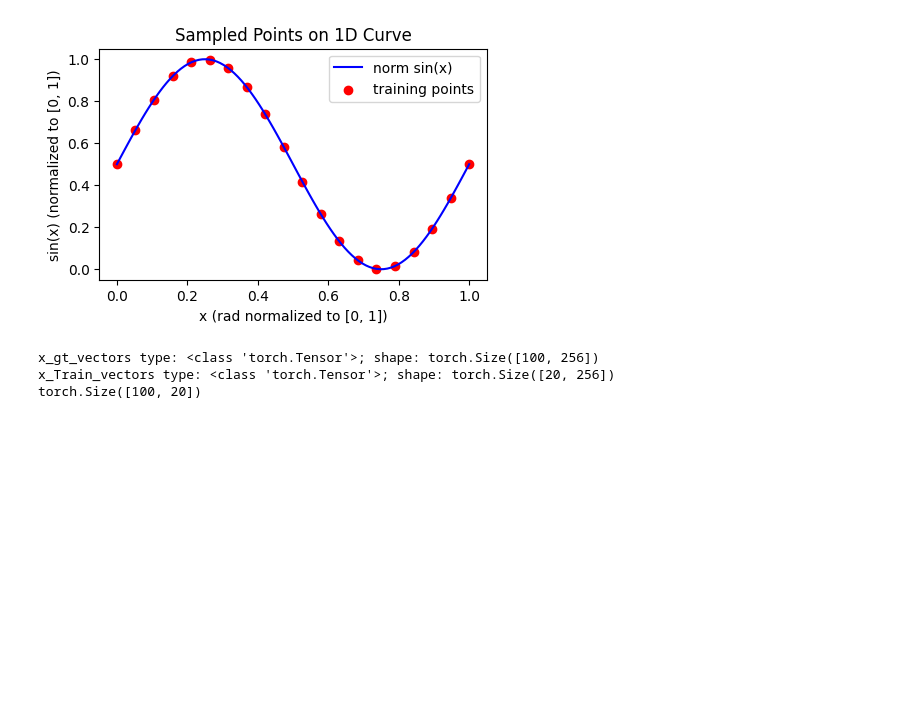
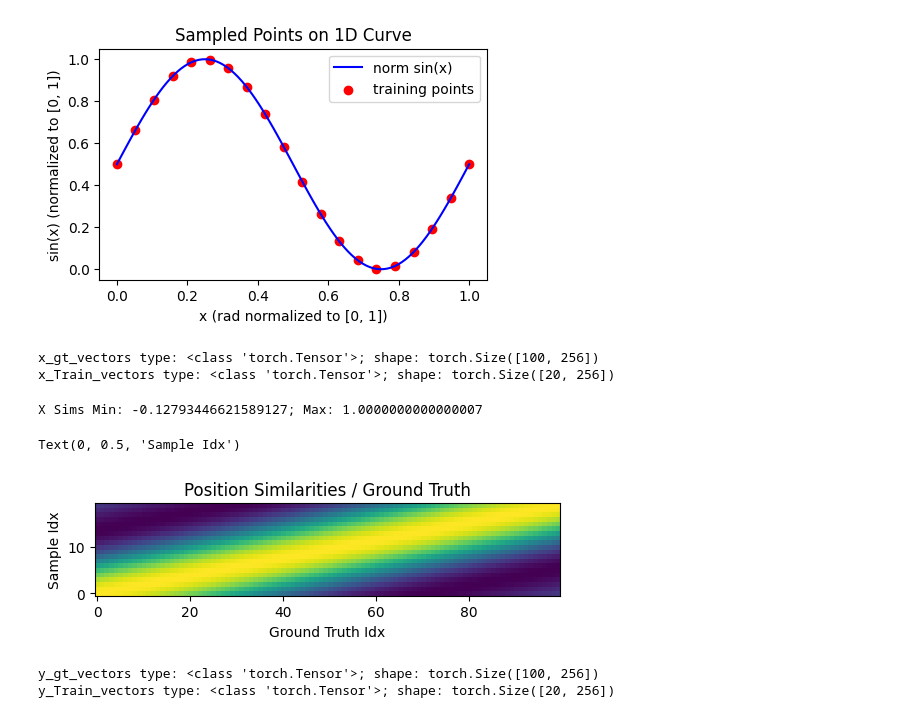
Before and after one commit to Parsa-Research-Laboratory/HyperSpace, a Jupyter notebook: experiments/development/1d_curve.ipynb, the cells around one changed output. Drawn from its saved outputs; the diff is of its cells as text; code cells hidden in the pictures; blank space fills up the shorter version.

Commit message:
adding plotting to show the similarity of the samples position and value vectors versus their ground truth counterparts

```diff
--- a/experiments/development/1d_curve.ipynb
+++ b/experiments/development/1d_curve.ipynb
@@ -24,7 +24,7 @@ EXP_CONFIG: Dict = {
 
 VSA_CONFIG: Dict = {
     "vector_dim": 256,
-    "vector_length_scale": 1,
+    "vector_length_scale": 0.5,
     "device": "cpu"
 }
 # %%
@@ -140,11 +140,43 @@ assert x_Train_vectors.shape == (
     EXP_CONFIG["num_training_points"],
     VSA_CONFIG["vector_dim"]
 )
-
-sims, _ = hrr_backend.similarity(x_gt_vectors, x_Train_vectors)
-
-print(sims.shape)
 # %% [output]
 x_gt_vectors type: <class 'torch.Tensor'>; shape: torch.Size([100, 256])
 x_Train_vectors type: <class 'torch.Tensor'>; shape: torch.Size([20, 256])
-torch.Size([100, 20])
+# %%
+x_sims, _ = hrr_backend.similarity(x_gt_vectors, x_Train_vectors)
+
+print(f"X Sims Min: {torch.min(x_sims)}; Max: {torch.max(x_sims)}")
+
+plt.figure(figsize=(6, 2))
+plt.imshow(x_sims.T, origin="lower")
+plt.title("Position Similarities / Ground Truth")
+plt.xlabel("Ground Truth Idx")
+plt.ylabel("Sample Idx")
+# %% [output]
+X Sims Min: -0.12793446621589127; Max: 1.0000000000000007
+Text(0, 0.5, 'Sample Idx')
+[figure, added]
+# %%
+# -----------------------------------------------------------------
+# Encode the ground truth and sampling values into vector space
+# -----------------------------------------------------------------
+y_gt_vectors, _ = hrr_backend.value_encoding(y_gt_norm)
+y_Train_vectors, _ = hrr_backend.value_encoding(y_Train_norm)
+
+print(f"y_gt_vectors type: {type(y_gt_vectors)}; shape: {y_gt_vectors.shape}")
+print(f"y_Train_vectors type: {type(y_Train_vectors)}; shape: {y_Train_vectors.shape}")
+
+assert isinstance(y_gt_vectors, torch.Tensor)
+assert isinstance(y_Train_vectors, torch.Tensor)
+assert y_gt_vectors.shape == (
+    EXP_CONFIG["num_gt_points"],
+    VSA_CONFIG["vector_dim"]
+)
+assert y_Train_vectors.shape == (
+    EXP_CONFIG["num_training_points"],
+    VSA_CONFIG["vector_dim"]
+)
+# %% [output]
+y_gt_vectors type: <class 'torch.Tensor'>; shape: torch.Size([100, 256])
+y_Train_vectors type: <class 'torch.Tensor'>; shape: torch.Size([20, 256])
```
Also changed, not shown: parts of 1 cell of this notebook.
